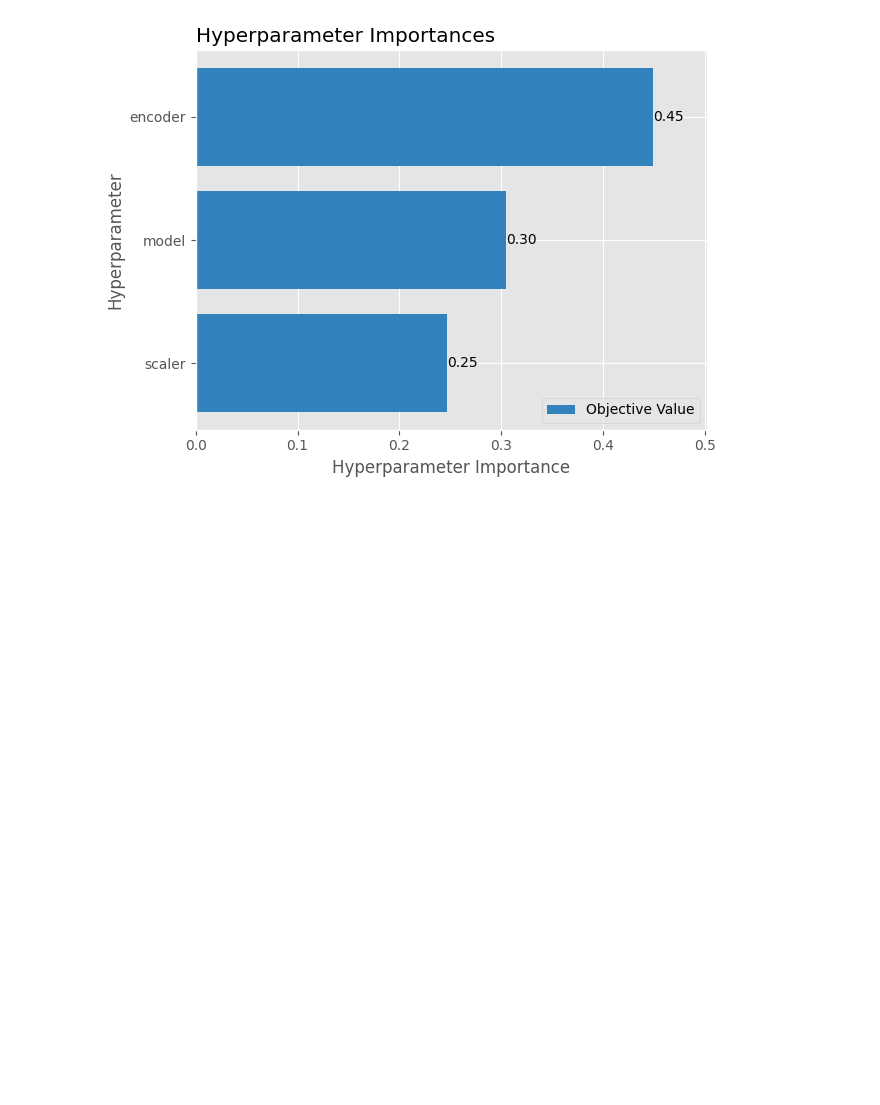
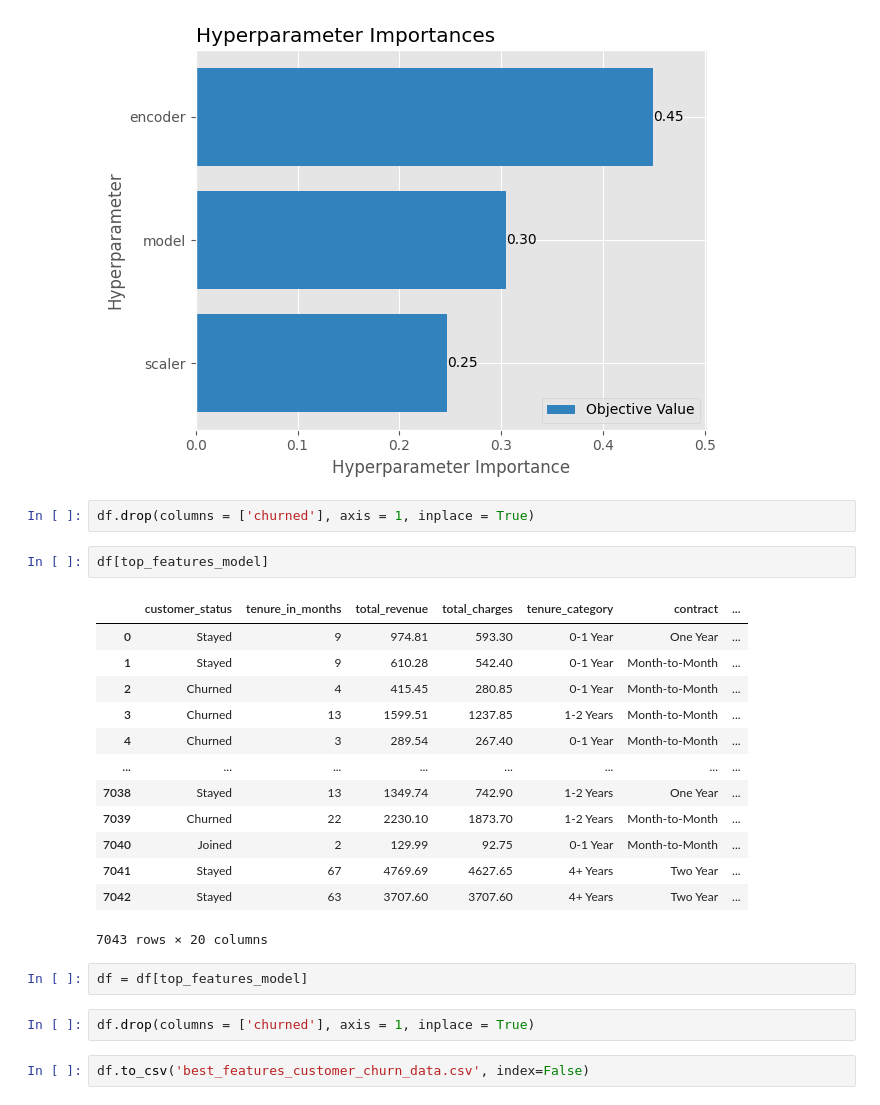
Before and after one commit to Niair/Customer_Churn_Prediction_using_MLOpps_MLflow_AWS_CI-CD, a Jupyter notebook: notebooks/book.ipynb, the cells around one changed output. Cells and saved outputs as stored; diff of their text form; blank space fills up the shorter version.

```diff
--- a/notebooks/book.ipynb
+++ b/notebooks/book.ipynb
@@ -710,3 +762,27 @@ plt.show()
 # %% [output]
 <Figure size 1000x600 with 0 Axes>
 [figure]
+# %%
+df.drop(columns = ['churned'], axis = 1, inplace = True)
+# %%
+df[top_features_model]
+# %% [output]
+|  | customer_status | tenure_in_months | total_revenue | total_charges | tenure_category | contract | ... |
+| 0 | Stayed | 9 | 974.81 | 593.30 | 0-1 Year | One Year | ... |
+| 1 | Stayed | 9 | 610.28 | 542.40 | 0-1 Year | Month-to-Month | ... |
+| 2 | Churned | 4 | 415.45 | 280.85 | 0-1 Year | Month-to-Month | ... |
+| 3 | Churned | 13 | 1599.51 | 1237.85 | 1-2 Years | Month-to-Month | ... |
+| 4 | Churned | 3 | 289.54 | 267.40 | 0-1 Year | Month-to-Month | ... |
+| ... | ... | ... | ... | ... | ... | ... | ... |
+| 7038 | Stayed | 13 | 1349.74 | 742.90 | 1-2 Years | One Year | ... |
+| 7039 | Churned | 22 | 2230.10 | 1873.70 | 1-2 Years | Month-to-Month | ... |
+| 7040 | Joined | 2 | 129.99 | 92.75 | 0-1 Year | Month-to-Month | ... |
+| 7041 | Stayed | 67 | 4769.69 | 4627.65 | 4+ Years | Two Year | ... |
+| 7042 | Stayed | 63 | 3707.60 | 3707.60 | 4+ Years | Two Year | ... |
+7043 rows × 20 columns
+# %%
+df = df[top_features_model]
+# %%
+df.drop(columns = ['churned'], axis = 1, inplace = True)
+# %%
+df.to_csv('best_features_customer_churn_data.csv', index=False)
```
Also changed, not shown: parts of 4 cells of this notebook, 3 other files.
